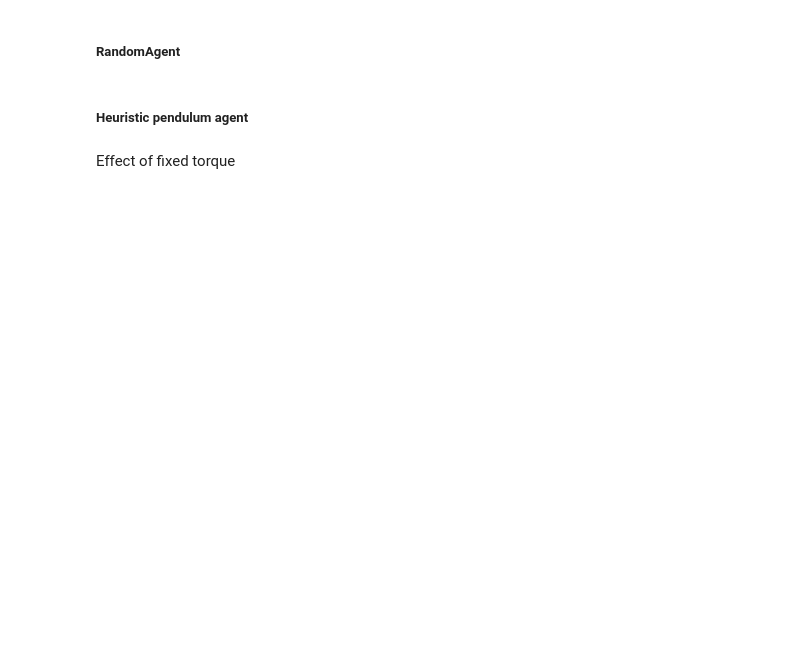
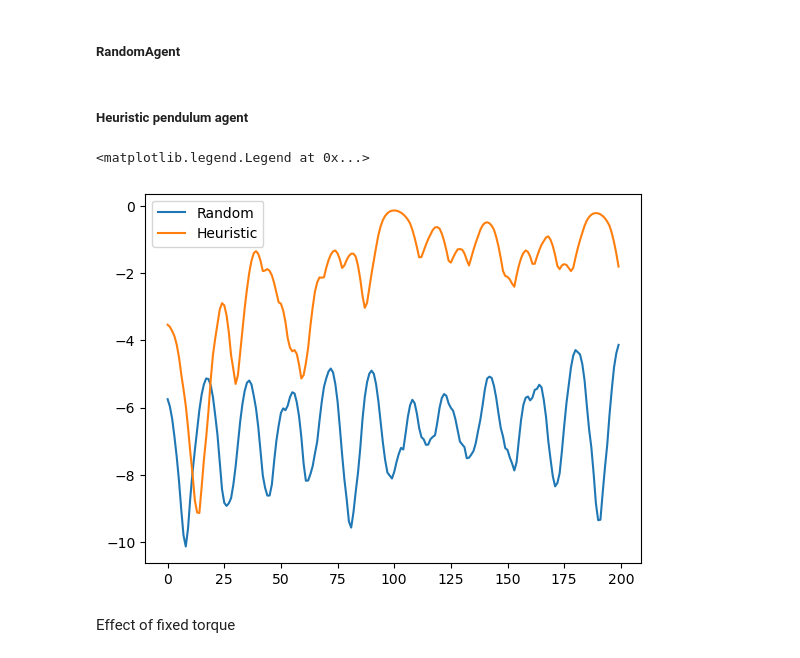
Before and after one commit to francpp/Deep_Deterministic_Policy_Gradient, a Jupyter notebook: DDPG.ipynb, the cells around one changed output. Cells and saved outputs as stored; diff of their text form; code cells hidden in the pictures; blank space fills up the shorter version.

```diff
--- a/DDPG.ipynb
+++ b/DDPG.ipynb
@@ -33,31 +36,27 @@ env
 # %%
 random_agent = helpers.RandomAgent(env)
 # %%
-rewards = []
+rewards = np.zeros((10,200))
 
-for _ in range(10):
+for i in range(10):
     state = env.reset()
     state = state[0]
 
     trunc = False
-    cur_reward = 0
-    it = 0
+    cur_reward = []
+
     while not trunc:
-        it+=1
         action = random_agent.compute_action(state)
         (next_state, reward, term, trunc, info) = env.step(action)
         state = next_state
-        cur_reward += reward
+        cur_reward.append(reward)
 
         if term or trunc:
             observation, info = env.reset()
 
-    #print(it)
-    rewards.append(cur_reward)
+    rewards[i] = cur_reward
 
-rewards = [np.sum(rewards[:i+1])/(i+1) for i in range(len(rewards))]
-print("Sum rewards: ",rewards)
-# env.close()
+rand_rewards = rewards
 # %% [markdown]
 ##### Heuristic pendulum agent
 # %%
@@ -73,36 +72,37 @@ class HeuristicPendulumAgent:
             return -self.t * np.sign(state[2])
 # %%
 heur_agent = HeuristicPendulumAgent(env,0.8)
-rewards = []
+rewards = np.zeros((10,200))
 
 #Buffer = ReplayBuffer(max_size = 400)
 
-for _ in range(10):
+for i in range(10):
     state = env.reset()
     state = state[0]
 
     trunc = False
-    cur_reward = 0
-    it = 0
+    cur_reward = []
+
     while not trunc:
-        it+= 1
         action = heur_agent.compute_action(state)
         (next_state, reward, term, trunc, info) = env.step(action)
-        #Buffer.store_transition((state, action, reward, next_state, trunc))
         state = next_state
-        cur_reward += reward
+        cur_reward.append(reward)
 
         if term or trunc:
             observation, info = env.reset()
 
-    rewards.append(cur_reward)
-    #print(it)
+    rewards[i] = cur_reward
 
+heur_rewards = rewards
 
-#bat = Buffer.batch_buffer(3)
-#print(bat)
-rewards = [np.sum(rewards[:i+1])/(i+1) for i in range(len(rewards))]
-print("Sum rewards: ",rewards)
+plt.figure()
+plt.plot(np.arange(200), np.mean(rand_rewards,axis = 0))
+plt.plot(np.arange(200), np.mean(heur_rewards, axis = 0))
+plt.legend(['Random','Heuristic'])
+# %% [output]
+<matplotlib.legend.Legend at 0x...>
+[figure, added]
 # %% [markdown]
 Effect of fixed torque
 # %%
```
Also changed, not shown: parts of 8 cells of this notebook, 1 other file.
